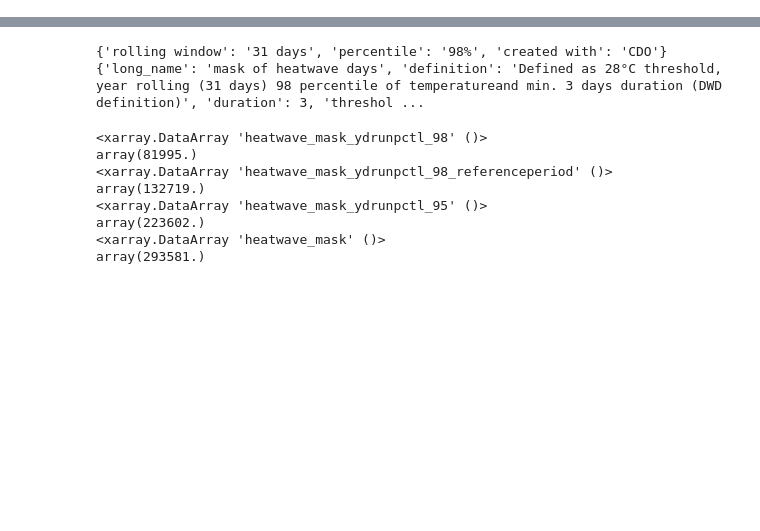
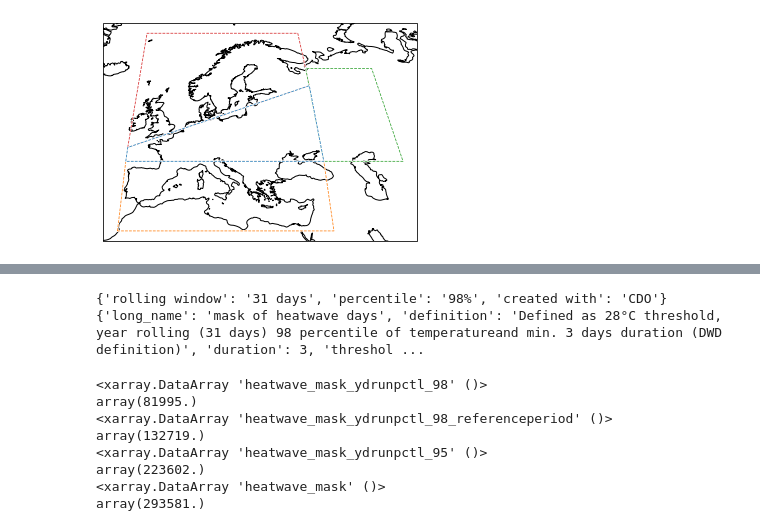
Before and after one commit to nilsnevertree/Trends-in-Heat-Stress-over-Europe, a Jupyter notebook: Scripts/masks_creation.ipynb, the cells around one changed output, grey strips where cells are left out. Cells and saved outputs as stored; diff of their text form; code cells hidden in the pictures; blank space fills up the shorter version.

```diff
--- a/Scripts/masks_creation.ipynb
+++ b/Scripts/masks_creation.ipynb
@@ -38,0 +17,56 @@ Data variables:
+# %%
+# data = xr.open_dataset(datafolder + '/europe_full_daymax_masks_population_1900-01-01_2010-12-31.nc')
+# # # data_false = xr.open_dataset(datafolder + '/FALSE_SWBGT_europe_daymax_masks_population_1900-01-01_2010-12-31.nc')
+cdo_ydrunpctl = xr.open_dataset(datafolder + '/cdo_ydrun_1961-01-01_1990-12-31/cdo_ydrunpctl_file_98pctl_31days.nc')
+
+# t2m_mask_ydrunpctl = data['t2m_mask_ydrunpctl']
+data = xr.open_dataset(datafolder + '/New2_europe_full_daymax_masks_population_1900-01-01_2010-12-31.nc')
+data
+
+
+def plot_all_regions(ax,colors = ['tab:red','tab:green','tab:orange','tab:blue'],
+                     linestyle = ['--','--','--','--'],
+                     linewidth = [0.75,0.75,0.75,0.75]) :
+
+    url = 'https://raw.githubusercontent.com/IPCC-WG1/Atlas/master/reference-regions/IPCC-WGI-reference-regions-v4_coordinates.csv'
+    points = ['p0','p1','p2','p3','p4','p5','p6','p7','p8','p9','p10','p11','p12','p13']
+    df = pd.read_csv(url, nrows = 32, header = None,
+                     names = ['continent','land/ocean','long_name','short_name'] + points)
+
+    regions = [dict(name = 'NEU', region = 16),
+               dict(name = 'EEU', region = 18),
+               dict(name = 'MED', region = 19),
+               dict(name = 'WCE', region = 17), ]
+    for idx in range(len(regions)) :
+        regions[idx]['plotkwargs'] = dict(color = colors[idx] ,
+                                          linestyle = linestyle[idx],
+                                          linewidth = linewidth[idx])
+
+    for region in regions :
+        region['latitude'] = []
+        region['longitude'] = []
+        region_row = df.loc[df['short_name'] == region['name']]
+    #     print(region_row)
+        for p in points[0:-1] :
+    #         print(p)
+    #         print(region_row[p].values[0])
+            if isinstance(region_row[p].values[0], str):
+                test = region_row[p].str.split('|').values[0]
+                longitude = float(test[0])
+                latitude = float(test[1])
+                region['latitude'].append(latitude)
+                region['longitude'].append(longitude)
+        region['latitude'].append(region['latitude'][0])
+        region['longitude'].append(region['longitude'][0])
+
+    for region in regions :
+        ax.plot(region['longitude'],region['latitude'], linestyle = '-', color = 'w', transform = ccrs.PlateCarree(), zorder = 20)
+        ax.plot(region['longitude'],region['latitude'], transform = ccrs.PlateCarree(), **region['plotkwargs'], zorder = 20)
+
+fig = plt.figure()
+ax = fig.add_subplot(111,projection = ccrs.EckertV(central_longitude=12.5))
+ax.coastlines()
+plotfu
+plot_all_regions(ax)
+# %% [output]
+[figure, added]
```
Also changed, not shown: parts of 4 cells of this notebook, 12 other files.
